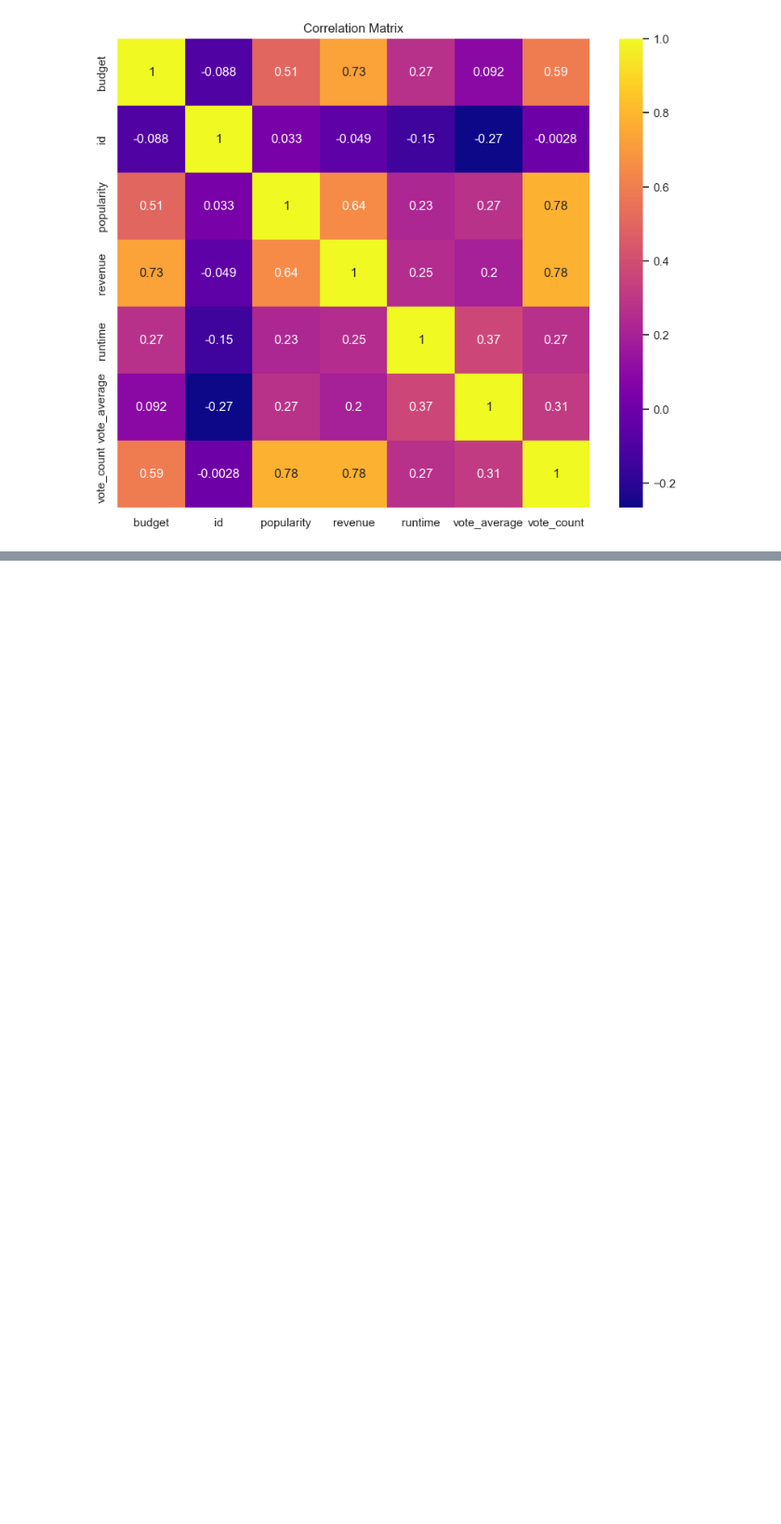
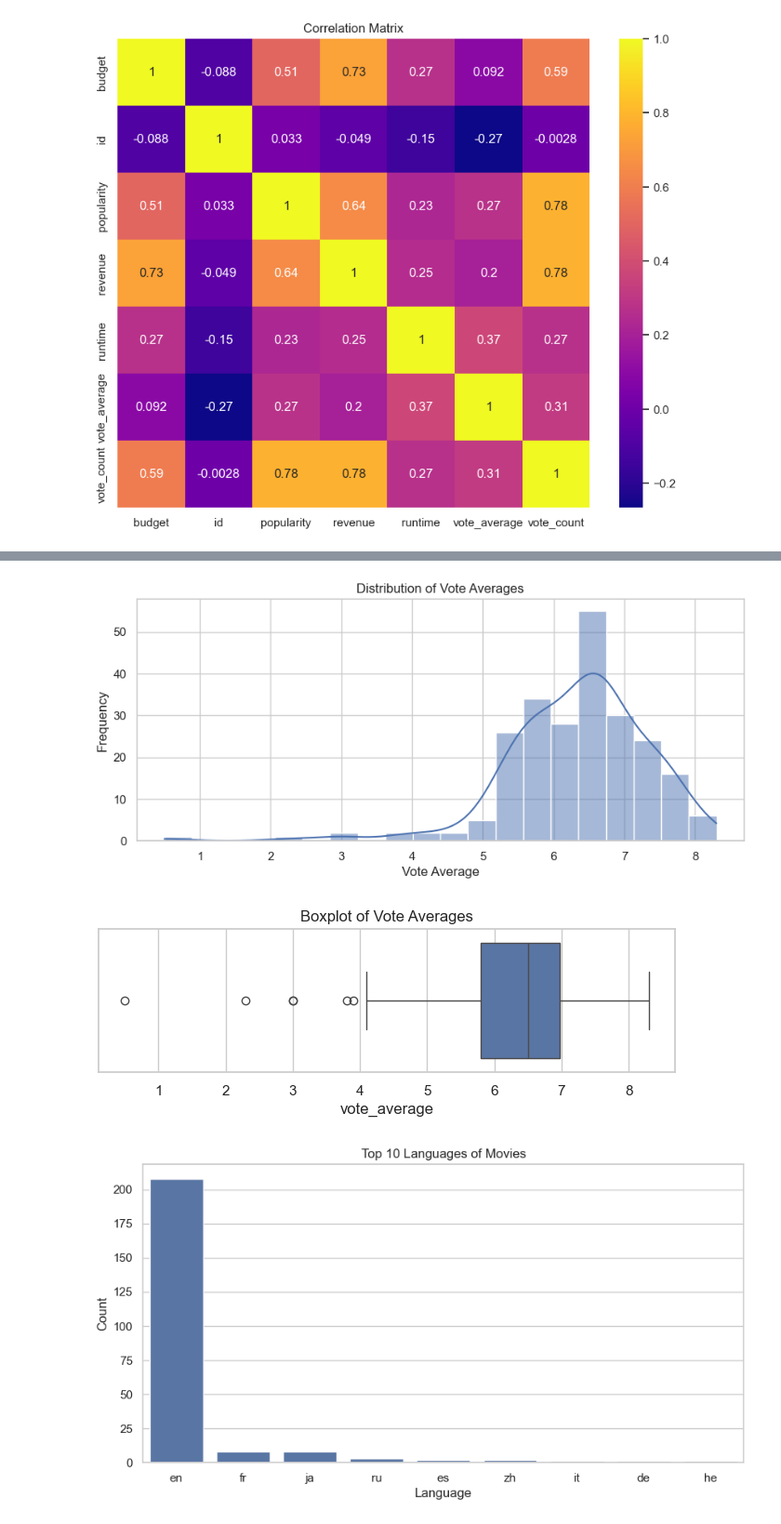
Before and after one commit to charithamoka/netflix-anime-project, a Jupyter notebook: notebooks/netflix_anime_eda.ipynb, the cells around one changed output, grey strips where cells are left out. Shown at 93% size. Cells and saved outputs as stored; diff of their text form; code cells hidden in the pictures; blank space fills up the shorter version.

Commit message:
decided to change the database to only anime in netflix
since that is the main genre i want to focus on

```diff
--- a/notebooks/netflix_anime_eda.ipynb
+++ b/notebooks/netflix_anime_eda.ipynb
@@ -155,0 +190,46 @@ plt.show()
+# %%
+#anime specific EDA
+anime_df = df[df['genres'].astype(str).str.contains('Animation')]
+
+import matplotlib.pyplot as plt
+import seaborn as sns
+
+sns.set(style="whitegrid")
+
+#histogram
+plt.figure(figsize=(10,4))
+sns.histplot(anime_df['vote_average'], kde=True, bins=20)
+plt.title("Distribution of Vote Averages")
+plt.xlabel("Vote Average")
+plt.ylabel("Frequency")
+plt.show()
+
+#boxplot
+plt.figure(figsize=(8,2))
+sns.boxplot(x=anime_df['vote_average'])
+plt.title("Boxplot of Vote Averages")
+plt.show()
+
+top_languages_anime = anime_df['original_language'].value_counts().nlargest(10)
+
+plt.figure(figsize=(10,5))
+sns.barplot(x=top_languages_anime.index, y=top_languages_anime.values)
+plt.title('Top 10 Languages of Movies')
+plt.xlabel('Language')
+plt.ylabel('Count')
+plt.show()
+
+
+# Summary statistics
+anime_df.describe()
+
+# Correlation matrix
+plt.figure(figsize=(10,8))
+numeric_anime_df = anime_df.select_dtypes(include='number')
+sns.heatmap(numeric_anime_df.corr(), annot=True, cmap='plasma')
+plt.title('Correlation Matrix')
+plt.show()
+# %% [output]
+[figure, added]
+[figure, added]
+[figure, added]
```
Also changed, not shown: parts of 2 cells of this notebook, 1 other file.
